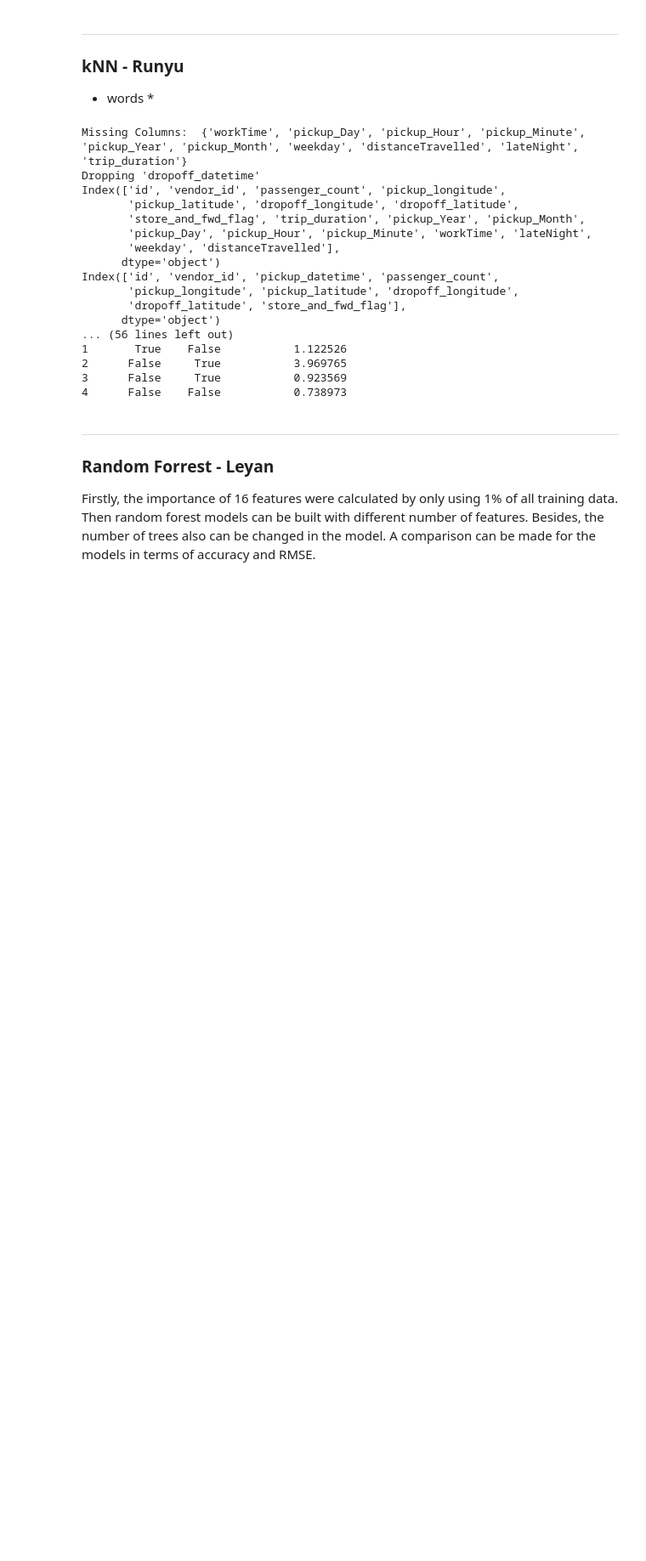
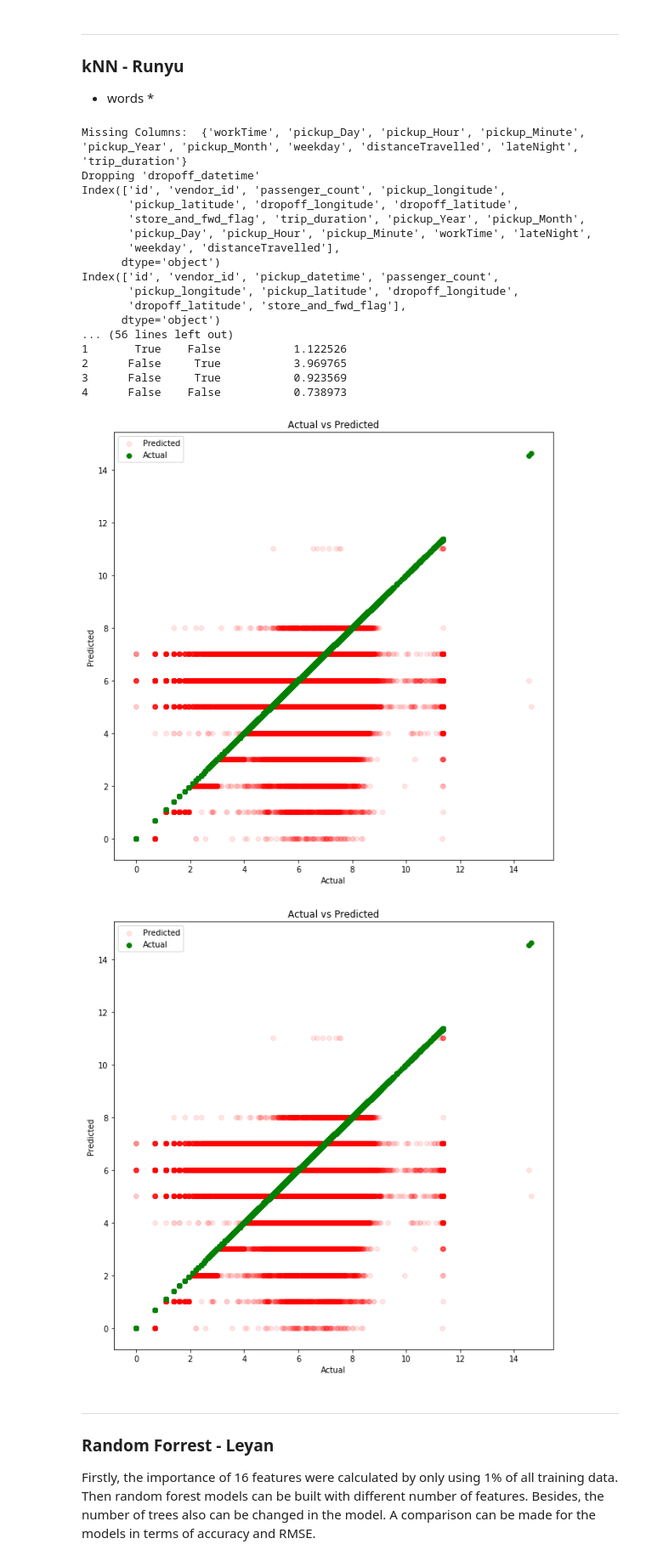
Before and after one commit to Xethagona/Taxi-Coursework, a Jupyter notebook: NYTD.ipynb, the cells around one changed output. Shown at 85% size. Saved outputs shown, nothing was run; the diff lists cells and outputs as text; code cells hidden in the pictures; blank space fills up the shorter version.

```diff
--- a/NYTD.ipynb
+++ b/NYTD.ipynb
@@ -1563,6 +1563,21 @@ Index(['id', 'vendor_id', 'pickup_datetime', 'passenger_count',
 2      False     True           3.969765
 3      False     True           0.923569
 4      False    False           0.738973
+# %%
+def plotAccuracy(actual, pred):
+    plt.figure(figsize=(10,10))
+    plt.title("Actual vs Predicted")
+    plt.scatter(actual, pred, color="r", alpha=0.1, label="Predicted")
+    plt.scatter(actual, actual, color="g", label="Actual")
+    plt.xlabel("Actual")
+    plt.ylabel("Predicted")
+    plt.legend()
+    plt.show()
+plotAccuracy(y_train, prediction)
+plotAccuracy(y_train, pred)
+# %% [output]
+[figure, added]
+[figure, added]
 # %% [markdown]
 <hr style="height: 1.0px;"/>
 
```
